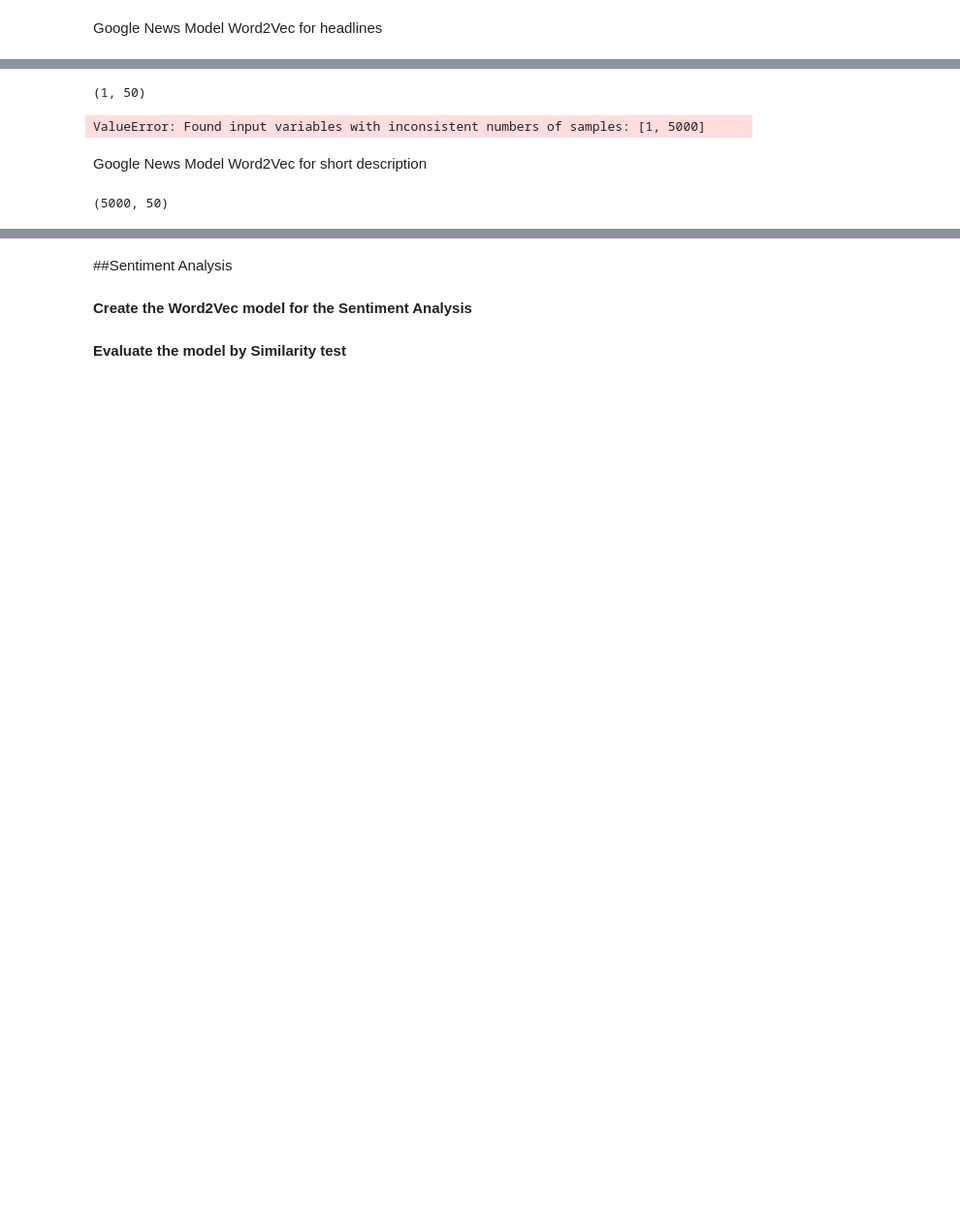
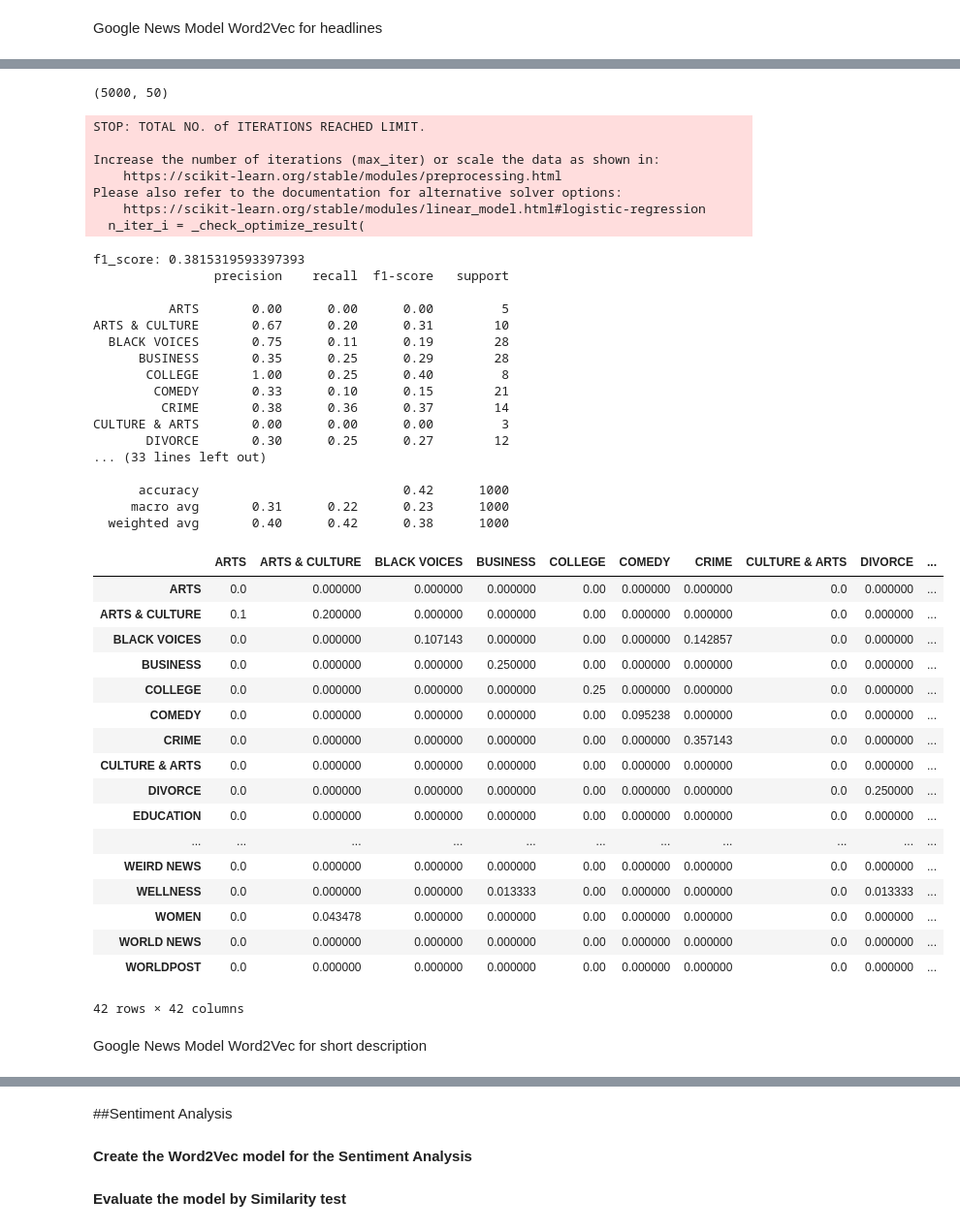
Before and after one commit to kevin-r-murphy/ba820, a Jupyter notebook: BA820.ipynb, the cells around one changed output, grey strips where cells are left out. Shown at 97% size. Saved outputs shown, nothing was run; the diff lists cells and outputs as text; code cells hidden in the pictures; blank space fills up the shorter version.

```diff
--- a/BA820.ipynb
+++ b/BA820.ipynb
@@ -967,37 +965,77 @@ True
 # %%
-h_embeddings = []
-for hl in toke_headline:
-  hl_embeddings = [get_word_embedding(word, model_word2vec) for word in hl ]
-  hl_embedding = np.mean(hl_embeddings if len(hl_embeddings) >0 else [np.zeros(model_word2vec.vector_size)], axis=0)
-  h_embeddings = h_embeddings + [hl_embedding]
-  h_embeddings = np.array(h_embeddings)
+# Initialize an empty list
+hdl_embeddings = []
+# Iterate through each tokenized headline
+for h in toke_headline:
+  h_embeddings = [get_word_embedding(word, model_word2vec) for word in h ]
+  hd_embedding = np.mean(h_embeddings if len(h_embeddings) >0 else [np.zeros(model_word2vec.vector_size)], axis=0)
+  hdl_embeddings = hdl_embeddings + [hd_embedding]
+# Convert the list of headline embeddings into a NumPy array.
+hdl_embeddings = np.array(hdl_embeddings)
-# %%
-
-h_embeddings.shape
-# %% [output]
-(1, 50)
+# %%
+# Check the shape of the 'hdl_embeddings' NumPy array
+hdl_embeddings.shape
+# %% [output]
+(5000, 50)
 # %%
-from sklearn.model_selection import train_test_split
-from sklearn.linear_model import LogisticRegression
-import sklearn
-from sklearn.metrics import confusion_matrix
-
-X_train, X_test, y_train, y_test = train_test_split(h_embeddings, df['category'], test_size=0.2, random_state=42)
+#Split the dataset into training and testing sets
+X_train, X_test, y_train, y_test = train_test_split(hdl_embeddings, df['category'], test_size=0.2, random_state=42)
 
 # train the model
 model_word2vec_classification = LogisticRegression()
 model_word2vec_classification.fit(X_train, y_train)
 
 # Predict on the test data
 y_pred2 = model_word2vec_classification.predict(X_test)
 
 # Evaluate the model
 f1_score = sklearn.metrics.f1_score(y_test, y_pred2,average='weighted')
 print(f"f1_score: {f1_score}")
 print(sklearn.metrics.classification_report(y_test,y_pred2))
 pd.DataFrame(confusion_matrix(y_test, y_pred2, normalize='true'), columns=model_word2vec_classification.classes_, index=model_word2vec_classification.classes_ )
 # %% [output]
-ValueError: Found input variables with inconsistent numbers of samples: [1, 5000]
+STOP: TOTAL NO. of ITERATIONS REACHED LIMIT.
+
+Increase the number of iterations (max_iter) or scale the data as shown in:
+    https://scikit-learn.org/stable/modules/preprocessing.html
+Please also refer to the documentation for alternative solver options:
+    https://scikit-learn.org/stable/modules/linear_model.html#logistic-regression
+  n_iter_i = _check_optimize_result(
+f1_score: 0.3815319593397393
+                precision    recall  f1-score   support
+
+          ARTS       0.00      0.00      0.00         5
+ARTS & CULTURE       0.67      0.20      0.31        10
+  BLACK VOICES       0.75      0.11      0.19        28
+      BUSINESS       0.35      0.25      0.29        28
+       COLLEGE       1.00      0.25      0.40         8
+        COMEDY       0.33      0.10      0.15        21
+         CRIME       0.38      0.36      0.37        14
+CULTURE & ARTS       0.00      0.00      0.00         3
+       DIVORCE       0.30      0.25      0.27        12
+... (33 lines left out)
+
+      accuracy                           0.42      1000
+     macro avg       0.31      0.22      0.23      1000
+  weighted avg       0.40      0.42      0.38      1000
+|  | ARTS | ARTS & CULTURE | BLACK VOICES | BUSINESS | COLLEGE | COMEDY | CRIME | CULTURE & ARTS | DIVORCE | ... |
+| ARTS | 0.0 | 0.000000 | 0.000000 | 0.000000 | 0.00 | 0.000000 | 0.000000 | 0.0 | 0.000000 | ... |
+| ARTS & CULTURE | 0.1 | 0.200000 | 0.000000 | 0.000000 | 0.00 | 0.000000 | 0.000000 | 0.0 | 0.000000 | ... |
+| BLACK VOICES | 0.0 | 0.000000 | 0.107143 | 0.000000 | 0.00 | 0.000000 | 0.142857 | 0.0 | 0.000000 | ... |
+| BUSINESS | 0.0 | 0.000000 | 0.000000 | 0.250000 | 0.00 | 0.000000 | 0.000000 | 0.0 | 0.000000 | ... |
+| COLLEGE | 0.0 | 0.000000 | 0.000000 | 0.000000 | 0.25 | 0.000000 | 0.000000 | 0.0 | 0.000000 | ... |
+| COMEDY | 0.0 | 0.000000 | 0.000000 | 0.000000 | 0.00 | 0.095238 | 0.000000 | 0.0 | 0.000000 | ... |
+| CRIME | 0.0 | 0.000000 | 0.000000 | 0.000000 | 0.00 | 0.000000 | 0.357143 | 0.0 | 0.000000 | ... |
+| CULTURE & ARTS | 0.0 | 0.000000 | 0.000000 | 0.000000 | 0.00 | 0.000000 | 0.000000 | 0.0 | 0.000000 | ... |
+| DIVORCE | 0.0 | 0.000000 | 0.000000 | 0.000000 | 0.00 | 0.000000 | 0.000000 | 0.0 | 0.250000 | ... |
+| EDUCATION | 0.0 | 0.000000 | 0.000000 | 0.000000 | 0.00 | 0.000000 | 0.000000 | 0.0 | 0.000000 | ... |
+| ... | ... | ... | ... | ... | ... | ... | ... | ... | ... | ... |
+| WEIRD NEWS | 0.0 | 0.000000 | 0.000000 | 0.000000 | 0.00 | 0.000000 | 0.000000 | 0.0 | 0.000000 | ... |
+| WELLNESS | 0.0 | 0.000000 | 0.000000 | 0.013333 | 0.00 | 0.000000 | 0.000000 | 0.0 | 0.013333 | ... |
+| WOMEN | 0.0 | 0.043478 | 0.000000 | 0.000000 | 0.00 | 0.000000 | 0.000000 | 0.0 | 0.000000 | ... |
+| WORLD NEWS | 0.0 | 0.000000 | 0.000000 | 0.000000 | 0.00 | 0.000000 | 0.000000 | 0.0 | 0.000000 | ... |
+| WORLDPOST | 0.0 | 0.000000 | 0.000000 | 0.000000 | 0.00 | 0.000000 | 0.000000 | 0.0 | 0.000000 | ... |
+42 rows × 42 columns
 # %% [markdown]
 Google News Model Word2Vec for short description
 # %%
@@ -1009,5 +1050 @@ for sd in toke_desc:
 s_embeddings = np.array(s_embeddings)
-# %%
-s_embeddings.shape
-# %% [output]
-(5000, 50)
```
Also changed, not shown: parts of 32 cells of this notebook.
